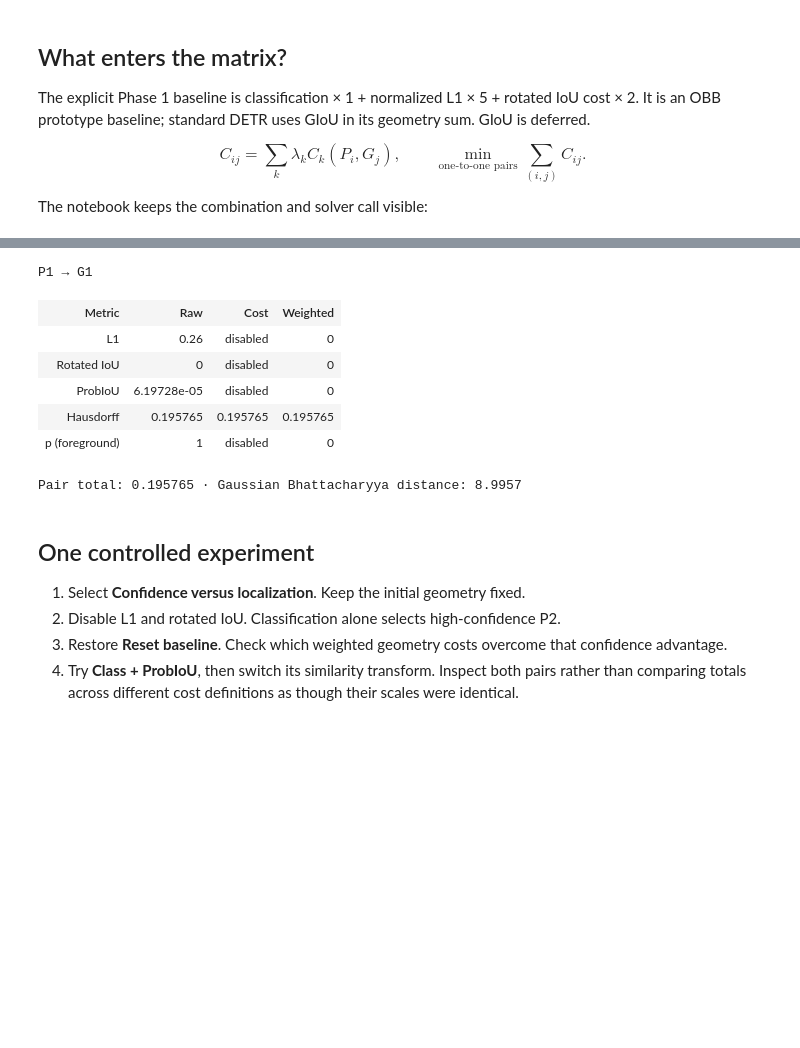
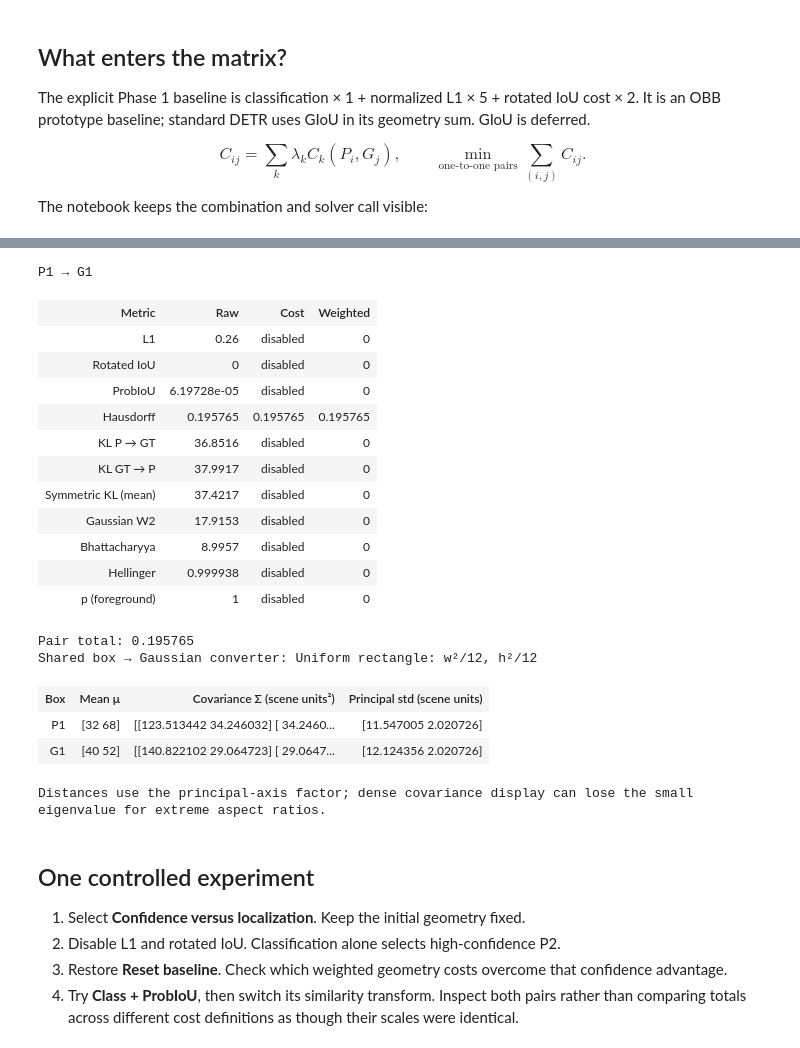
Before and after one commit to Red-Eyed/ml-sandbox, a Jupyter notebook: 06_hungarian_matcher/matcher_lab.ipynb, the cells around one changed output, grey strips where cells are left out. Drawn from its saved outputs; the diff is of its cells as text; code cells hidden in the pictures; blank space fills up the shorter version.

```diff
--- a/06_hungarian_matcher/matcher_lab.ipynb
+++ b/06_hungarian_matcher/matcher_lab.ipynb
@@ -190,27 +223,38 @@ and KLD. Adaptive denoising and regression-loss changes are outside this experim
 # %%
 hausdorff_scene = scenes["Oversized competing prediction"]
 hausdorff_config = MatcherConfig((CostTerm(Metric.HAUSDORFF, 1.0),), hausdorff_points=4)
 hausdorff_evaluation = evaluate_costs(
     hausdorff_scene.predictions, hausdorff_scene.targets, hausdorff_config
 )
 assert solve_assignment(hausdorff_evaluation.total).pairs == ((0, 0), (1, 1))
 probiou_config = MatcherConfig((CostTerm(Metric.PROBIOU, 1.0),))
 probiou_evaluation = evaluate_costs(
     hausdorff_scene.predictions, hausdorff_scene.targets, probiou_config
 )
 assert solve_assignment(probiou_evaluation.total).pairs == ((1, 1), (2, 0))
-display(SVG(static_preview(hausdorff_scene, hausdorff_config)))
+display(SVG(comparison_preview(hausdorff_scene, hausdorff_config)))
 display(HTML(pair_html(hausdorff_scene, hausdorff_config, hausdorff_evaluation, "P1", "G1")))
 # %% [output]
 [drawing not drawn]
 P1 → G1
 | Metric | Raw | Cost | Weighted |
 | L1 | 0.26 | disabled | 0 |
 | Rotated IoU | 0 | disabled | 0 |
 | ProbIoU | 6.19728e-05 | disabled | 0 |
 | Hausdorff | 0.195765 | 0.195765 | 0.195765 |
+| KL P → GT | 36.8516 | disabled | 0 |
+| KL GT → P | 37.9917 | disabled | 0 |
+| Symmetric KL (mean) | 37.4217 | disabled | 0 |
+| Gaussian W2 | 17.9153 | disabled | 0 |
+| Bhattacharyya | 8.9957 | disabled | 0 |
+| Hellinger | 0.999938 | disabled | 0 |
 | p (foreground) | 1 | disabled | 0 |
-Pair total: 0.195765 · Gaussian Bhattacharyya distance: 8.9957
+Pair total: 0.195765
+Shared box → Gaussian converter: Uniform rectangle: w²/12, h²/12
+| Box | Mean μ | Covariance Σ (scene units²) | Principal std (scene units) |
+| P1 | [32 68] | [[123.513442 34.246032] [ 34.2460... | [11.547005 2.020726] |
+| G1 | [40 52] | [[140.822102 29.064723] [ 29.0647... | [12.124356 2.020726] |
+Distances use the principal-axis factor; dense covariance display can lose the small eigenvalue for extreme aspect ratios.
 # %% [markdown]
 ## One controlled experiment
 
```
Also changed, not shown: parts of 10 cells of this notebook, 17 other files.
